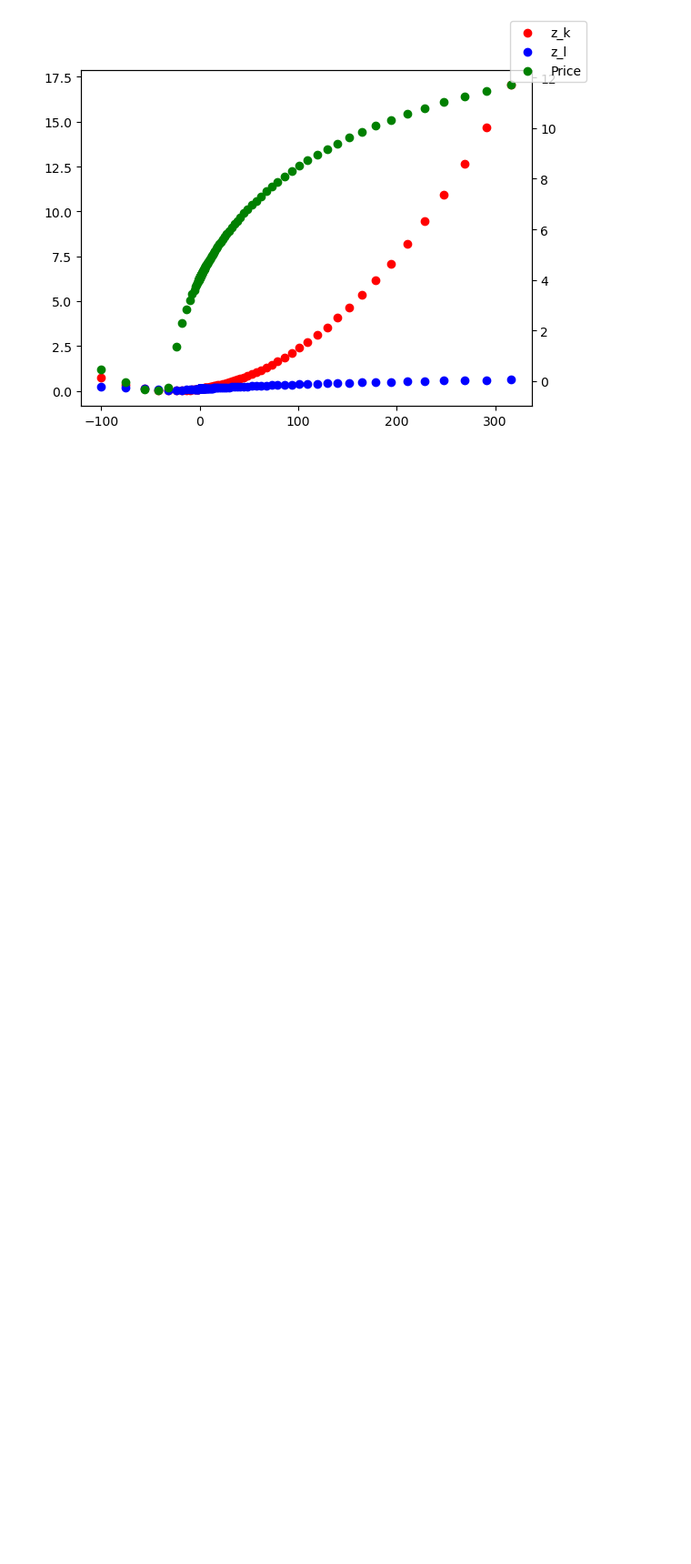
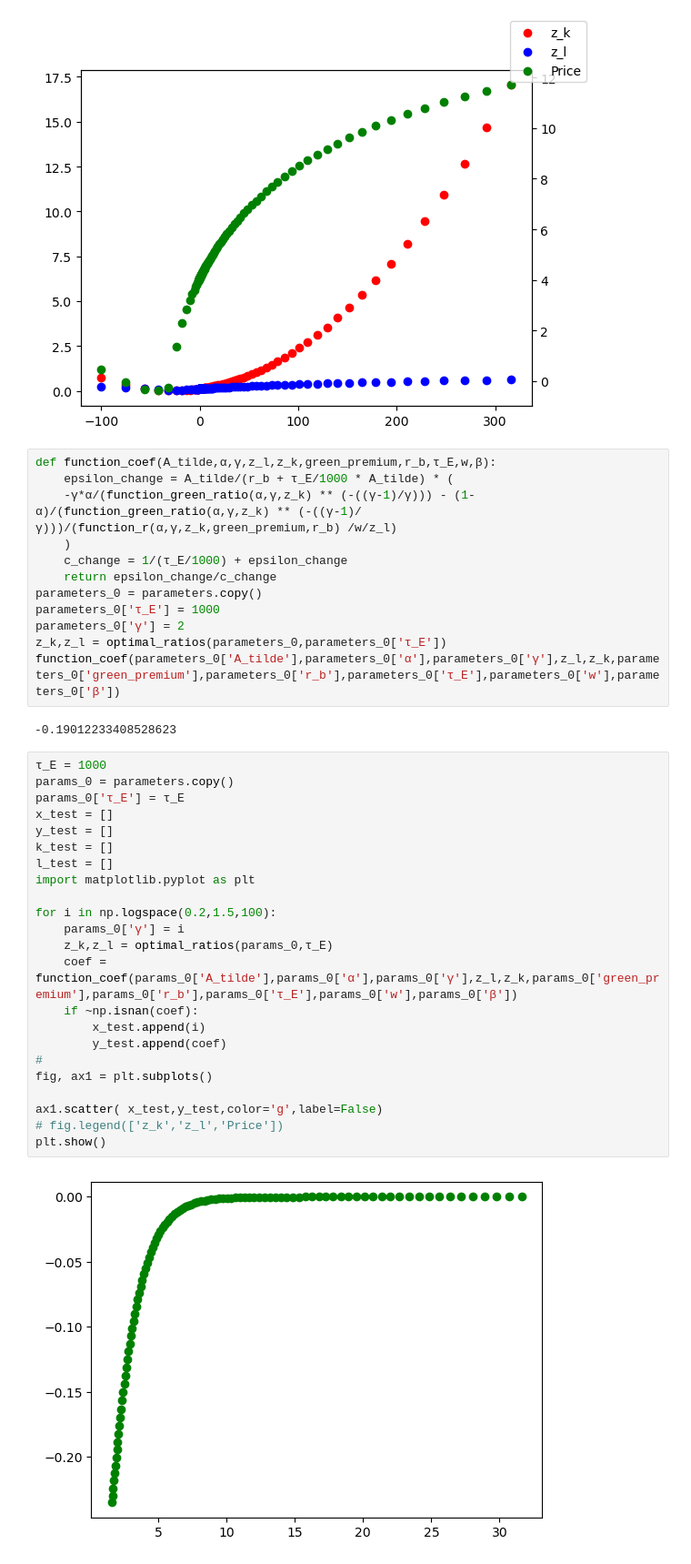
Before and after one commit to mortezaaghajanzadeh/Resource-Reallocation, a Jupyter notebook: code/test.ipynb, the cells around one changed output. Shown at 91% size. Saved outputs shown, nothing was run; the diff lists cells and outputs as text; blank space fills up the shorter version.

```diff
--- a/code/test.ipynb
+++ b/code/test.ipynb
@@ -278,6 +277,45 @@ fig.legend(['z_k','z_l','Price'])
 plt.show()
 # %% [output]
 [figure]
+# %%
+def function_coef(A_tilde,α,γ,z_l,z_k,green_premium,r_b,τ_E,w,β):
+    epsilon_change = A_tilde/(r_b + τ_E/1000 * A_tilde) * (
+    -γ*α/(function_green_ratio(α,γ,z_k) ** (-((γ-1)/γ))) - (1-α)/(function_green_ratio(α,γ,z_k) ** (-((γ-1)/γ)))/(function_r(α,γ,z_k,green_premium,r_b) /w/z_l)
+    )
+    c_change = 1/(τ_E/1000) + epsilon_change
+    return epsilon_change/c_change
+parameters_0 = parameters.copy()
+parameters_0['τ_E'] = 1000
+parameters_0['γ'] = 2
+z_k,z_l = optimal_ratios(parameters_0,parameters_0['τ_E'])
+function_coef(parameters_0['A_tilde'],parameters_0['α'],parameters_0['γ'],z_l,z_k,parameters_0['green_premium'],parameters_0['r_b'],parameters_0['τ_E'],parameters_0['w'],parameters_0['β'])
+# %% [output]
+-0.19012233408528623
+# %%
+τ_E = 1000
+params_0 = parameters.copy()
+params_0['τ_E'] = τ_E
+x_test = []
+y_test = []
+k_test = []
+l_test = []
+import matplotlib.pyplot as plt
+
+for i in np.logspace(0.2,1.5,100):
+    params_0['γ'] = i
+    z_k,z_l = optimal_ratios(params_0,τ_E)
+    coef = function_coef(params_0['A_tilde'],params_0['α'],params_0['γ'],z_l,z_k,params_0['green_premium'],params_0['r_b'],params_0['τ_E'],params_0['w'],params_0['β'])
+    if ~np.isnan(coef):
+        x_test.append(i)
+        y_test.append(coef)
+#
+fig, ax1 = plt.subplots()
+
+ax1.scatter( x_test,y_test,color='g',label=False)
+# fig.legend(['z_k','z_l','Price'])
+plt.show()
+# %% [output]
+[figure, added]
 # %%
 def test_func(params_0):
     z_k = function_z_k(params_0['α'],params_0['γ'],params_0['r_b'], params_0['green_premium'],params_0['τ_E'],params_0['A_tilde'])
```
Also changed, not shown: parts of 2 cells of this notebook, 3 other files.
